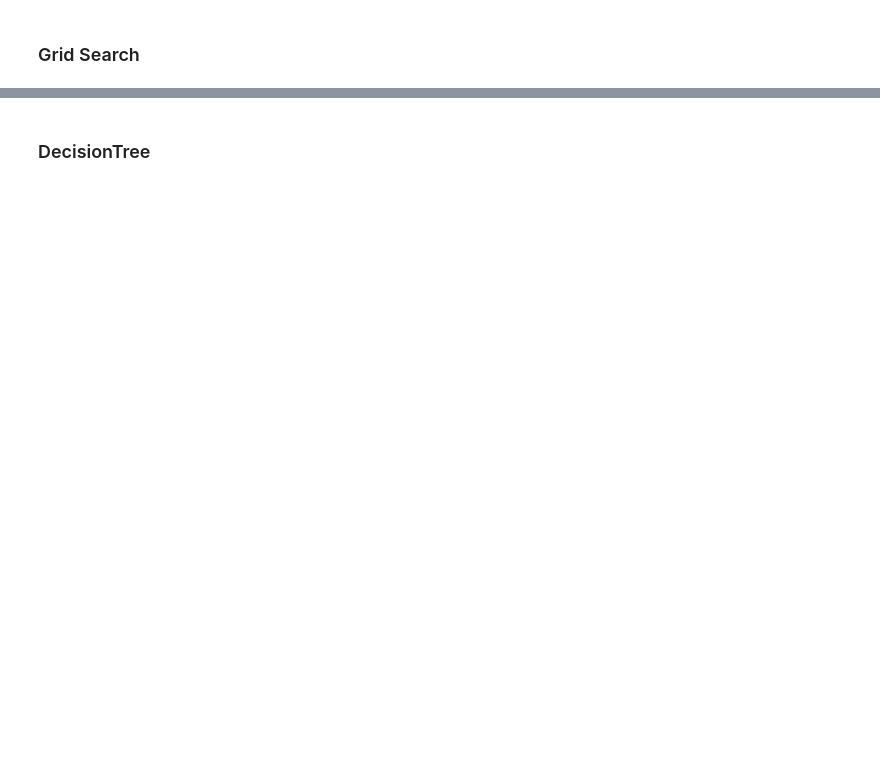
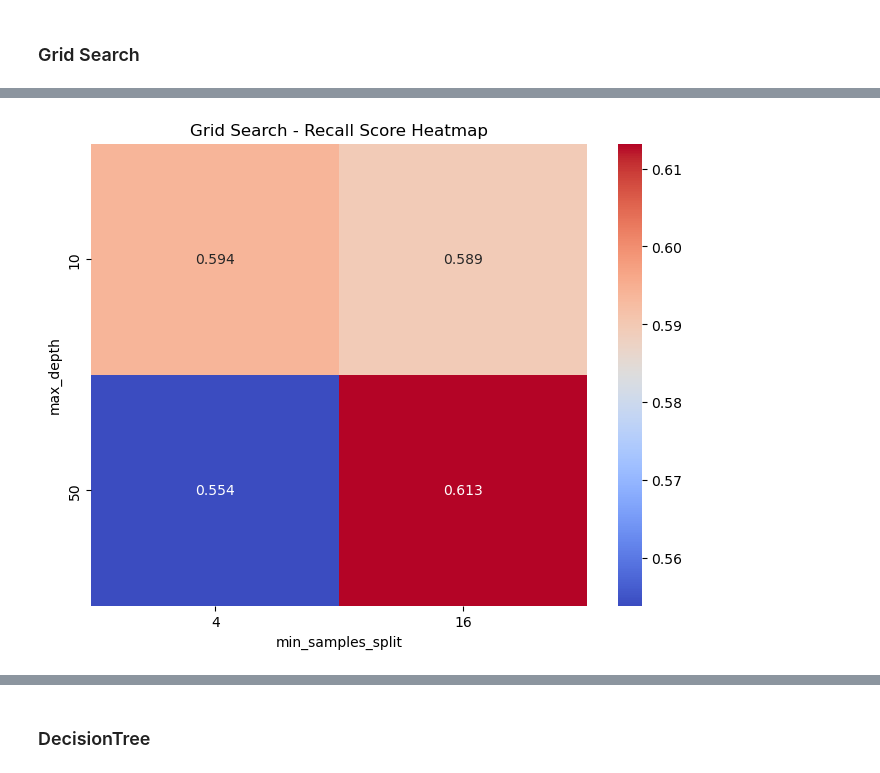
Before and after one commit to ricgolding/project_3-heart_attacks_ML, a Jupyter notebook: notebooks/Project_3_Heart_Attack.ipynb, the cells around one changed output, grey strips where cells are left out. Drawn from its saved outputs; the diff is of its cells as text; code cells hidden in the pictures; blank space fills up the shorter version.

```diff
--- a/notebooks/Project_3_Heart_Attack.ipynb
+++ b/notebooks/Project_3_Heart_Attack.ipynb
@@ -394,3 +640,27 @@ print("\n")
+# %%
+import seaborn as sns
+import matplotlib.pyplot as plt
+import pandas as pd
+
+# Convert GridSearchCV results to DataFrame
+results_df = pd.DataFrame(gs_over.cv_results_)
+
+# Convert hyperparameters to numeric types (if they are not already)
+results_df["param_max_depth"] = results_df["param_max_depth"].astype(int)
+results_df["param_min_samples_split"] = results_df["param_min_samples_split"].astype(int)
+
+# Group by hyperparameters and compute mean Recall Score
+pivot_table = results_df.groupby(["param_max_depth", "param_min_samples_split"])["mean_test_score"].mean().unstack()
+
+# Plot heatmap
+plt.figure(figsize=(8,6))
+sns.heatmap(pivot_table, annot=True, cmap="coolwarm", fmt=".3f")
+plt.title("Grid Search - Recall Score Heatmap")
+plt.xlabel("min_samples_split")
+plt.ylabel("max_depth")
+plt.show()
+# %% [output]
+[figure, added]
 # %%
 # Now we need to create an intance of the GridSearchCV class
 gs_under = GridSearchCV(dt, param_grid=parameter_grid, cv=folds, verbose=10) # Here the "cv" allows you to define the number of folds to use.
```
Also changed, not shown: parts of 43 cells of this notebook.
